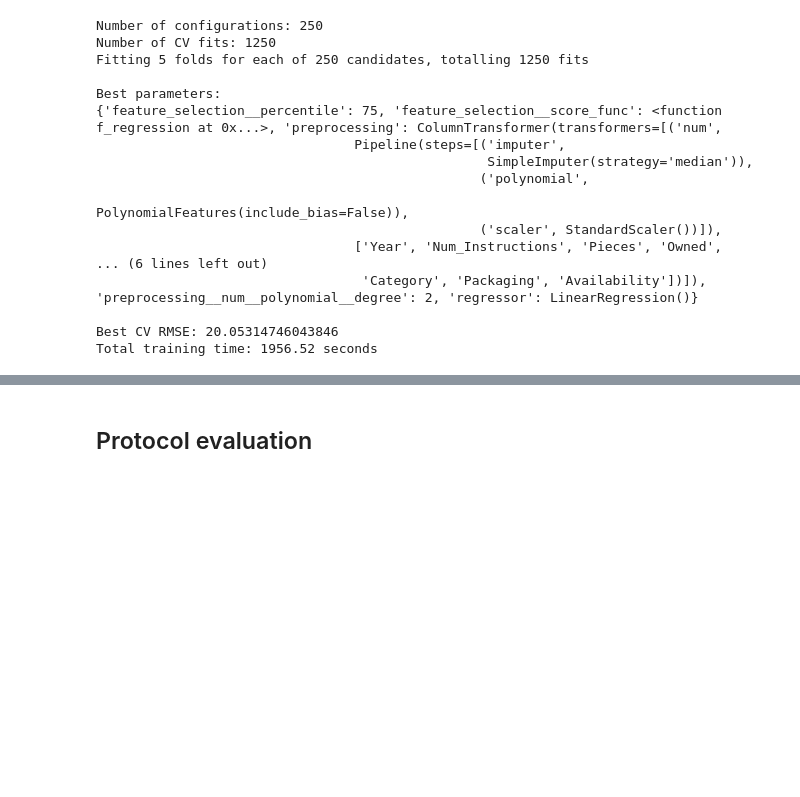
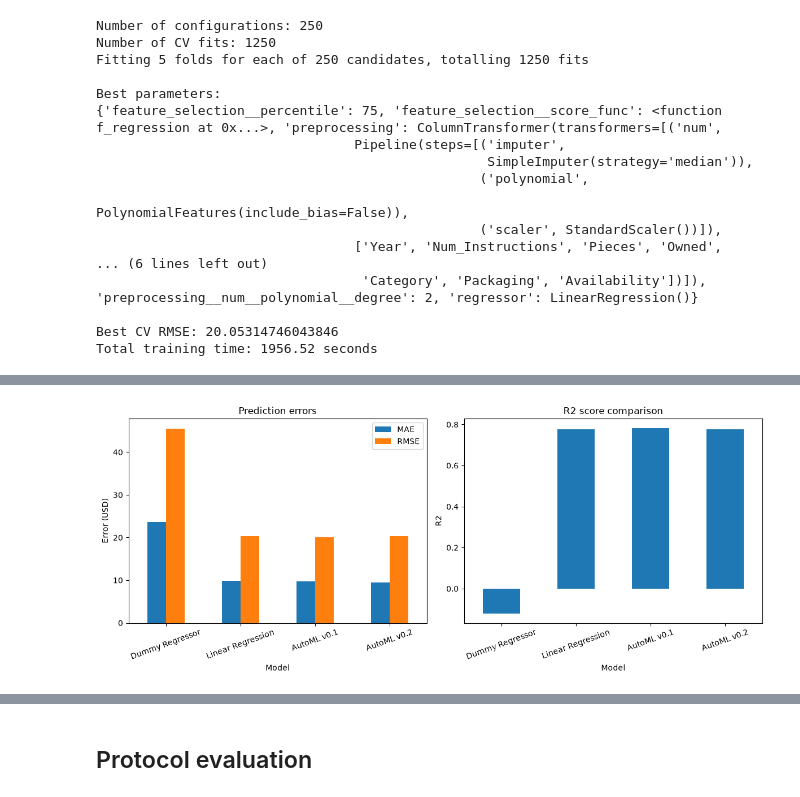
Before and after one commit to Erwanb10/LEGO_price_forecast, a Jupyter notebook: week2.ipynb, the cells around one changed output, grey strips where cells are left out. Cells and saved outputs as stored; diff of their text form; code cells hidden in the pictures; blank space fills up the shorter version.

Commit message:
étude resultat autoMLv0.2

```diff
--- a/week2.ipynb
+++ b/week2.ipynb
@@ -967,0 +1063,13 @@ Total training time: 1956.52 seconds
+# %%
+# Predictions on the validation set
+automl_pred_v2 = best_automl_model_v2.predict(X_val)
+
+# Comparison with previous versions
+results_v2 = pd.DataFrame([
+    get_metrics('Dummy Regressor', y_val, dummy_pred),
+    get_metrics('Linear Regression', y_val, y_pred),
+    get_metrics('AutoML v0.1', y_val, automl_pred),
+    get_metrics('AutoML v0.2', y_val, automl_pred_v2)
+])
+
+display(results_v2.round(3))
@@ -967,0 +1082,32 @@ Total training time: 1956.52 seconds
+# %%
+fig, axes = plt.subplots(1, 2, figsize=(12, 5))
+
+# MAE and RMSE comparison
+results_v2.plot(
+    x='Model',
+    y=['MAE', 'RMSE'],
+    kind='bar',
+    ax=axes[0]
+)
+
+axes[0].set_title('Prediction errors')
+axes[0].set_ylabel('Error (USD)')
+axes[0].tick_params(axis='x', rotation=20)
+
+# R2 comparison
+results_v2.plot(
+    x='Model',
+    y='R2',
+    kind='bar',
+    ax=axes[1],
+    legend=False
+)
+
+axes[1].set_title('R2 score comparison')
+axes[1].set_ylabel('R2')
+axes[1].tick_params(axis='x', rotation=20)
+
+plt.tight_layout()
+plt.show()
+# %% [output]
+[figure, added]
```
Also changed, not shown: parts of 4 cells of this notebook.
